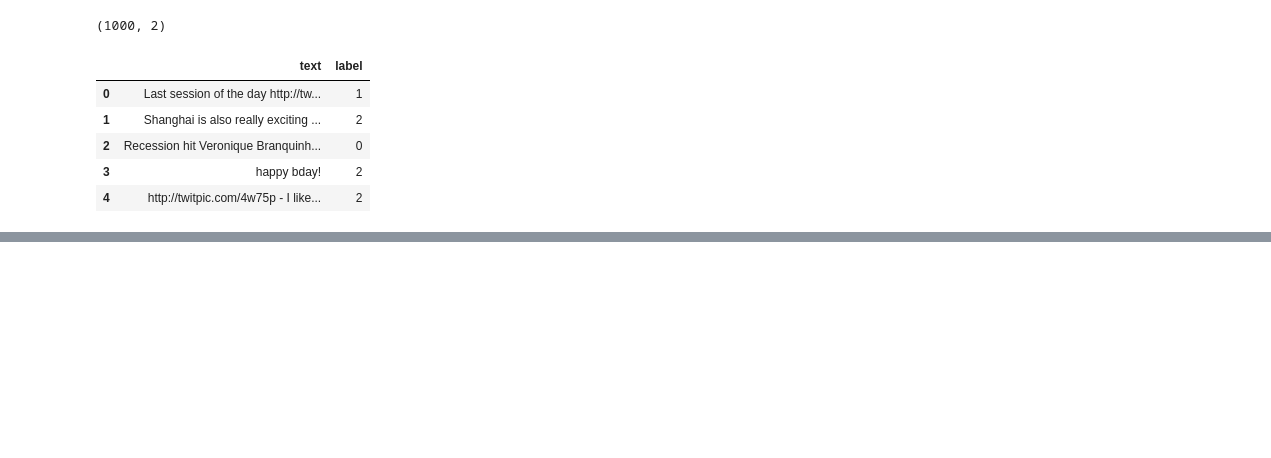
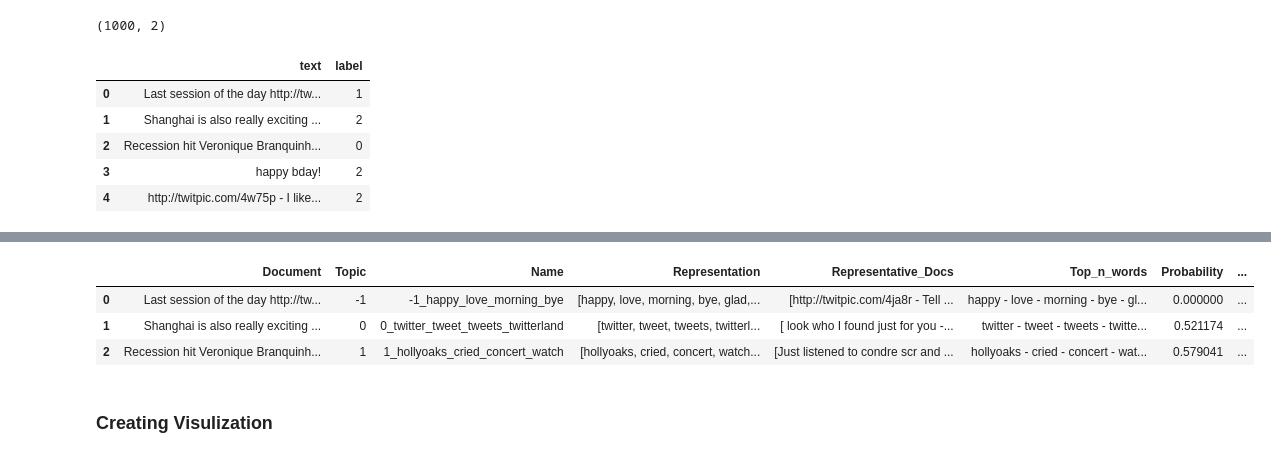
Before and after one commit to arshraj-r/sentiment-analysis, a Jupyter notebook: topic_modeling.ipynb, the cells around one changed output, grey strips where cells are left out. Saved outputs shown, nothing was run; the diff lists cells and outputs as text; code cells hidden in the pictures; blank space fills up the shorter version.

```diff
--- a/topic_modeling.ipynb
+++ b/topic_modeling.ipynb
@@ -79,0 +93,9 @@ topics
+# %%
+df_document_info=pd.DataFrame(topic_model.get_document_info(docs))
+df_document_info.to_csv("document_info.csv",index=False)
+df_document_info.head(3)
+# %% [output]
+|  | Document | Topic | Name | Representation | Representative_Docs | Top_n_words | Probability | ... |
+| 0 | Last session of the day http://tw... | -1 | -1_happy_love_morning_bye | [happy, love, morning, bye, glad,... | [http://twitpic.com/4ja8r - Tell ... | happy - love - morning - bye - gl... | 0.000000 | ... |
+| 1 | Shanghai is also really exciting ... | 0 | 0_twitter_tweet_tweets_twitterland | [twitter, tweet, tweets, twitterl... | [ look who I found just for you -... | twitter - tweet - tweets - twitte... | 0.521174 | ... |
+| 2 | Recession hit Veronique Branquinh... | 1 | 1_hollyoaks_cried_concert_watch | [hollyoaks, cried, concert, watch... | [Just listened to condre scr and ... | hollyoaks - cried - concert - wat... | 0.579041 | ... |
@@ -79,0 +104,2 @@ topics
+# %% [markdown]
+### Creating Visulization
```
Also changed, not shown: parts of 18 cells of this notebook, 2 other files.
